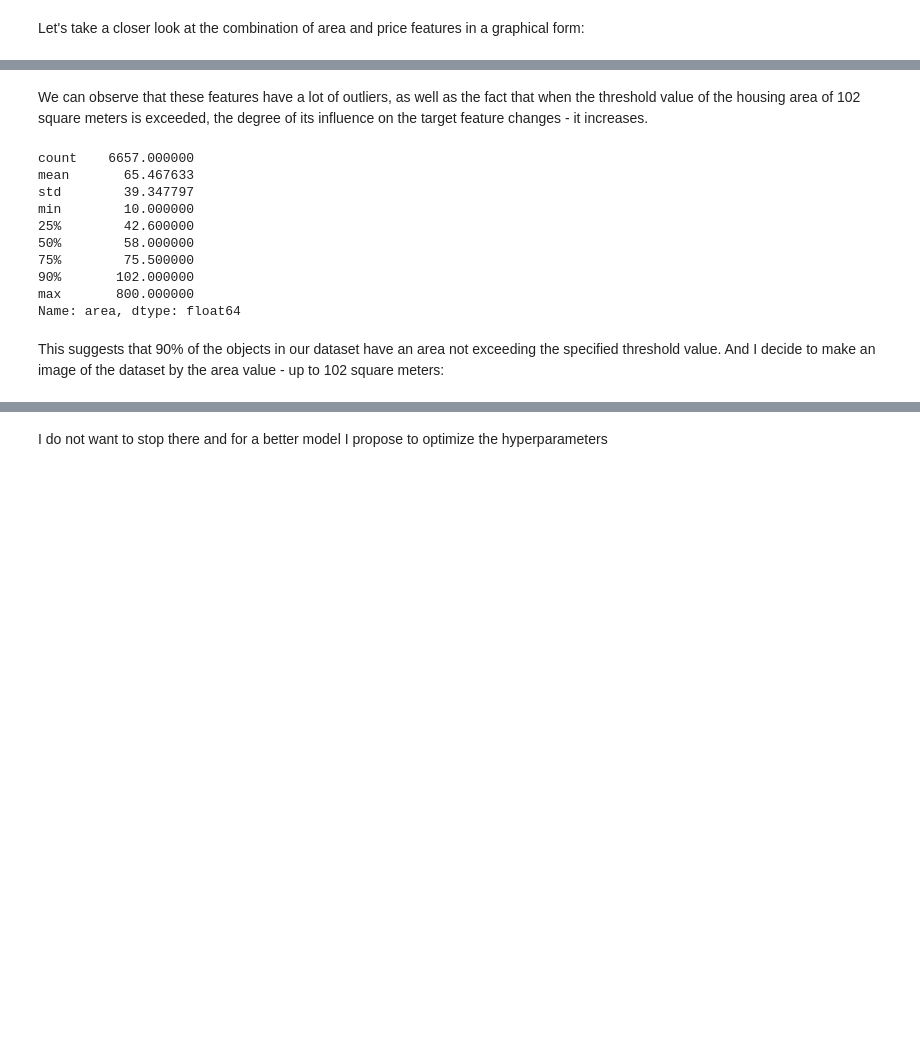
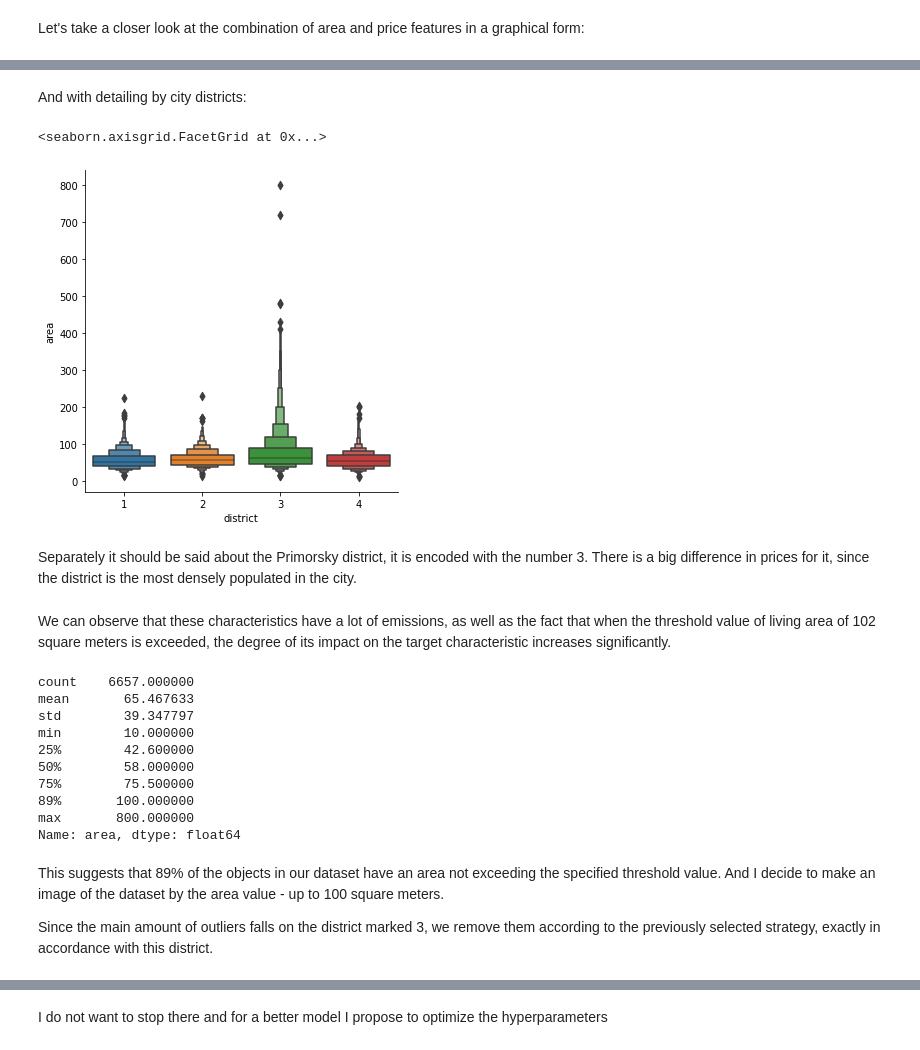
Before and after one commit to dmkravtsov/odessapricepredictor, a Jupyter notebook: api/project.ipynb, the cells around one changed output, grey strips where cells are left out. Drawn from its saved outputs; the diff is of its cells as text; code cells hidden in the pictures; blank space fills up the shorter version.

```diff
--- a/api/project.ipynb
+++ b/api/project.ipynb
@@ -703,7 +734,16 @@ plt.show()
+# %% [markdown]
+And with detailing by city districts:
+# %%
+sns.catplot(x="district", y="area", data=df, kind="boxen")
+# %% [output]
+<seaborn.axisgrid.FacetGrid at 0x...>
+[figure, added]
+# %% [markdown]
+Separately it should be said about the Primorsky district, it is encoded with the number 3. There is a big difference in prices for it, since the district is the most densely populated in the city.
 # %% [markdown]
-We can observe that these features have a lot of outliers, as well as the fact that when the threshold value of the housing area of 102 square meters is exceeded, the degree of its influence on the target feature changes - it increases.
+We can observe that these characteristics have a lot of emissions, as well as the fact that when the threshold value of living area of 102 square meters is exceeded, the degree of its impact on the target characteristic increases significantly.
 # %%
-df.area.describe(percentiles=[.25, .5, .75, .90]).T
+df.area.describe(percentiles=[.25, .5, .75, .89]).T
 # %% [output]
 count    6657.000000
 mean       65.467633
@@ -712,8 +752,10 @@ min        10.000000
 25%        42.600000
 50%        58.000000
 75%        75.500000
-90%       102.000000
+89%       100.000000
 max       800.000000
 Name: area, dtype: float64
 # %% [markdown]
-This suggests that 90% of the objects in our dataset have an area not exceeding the specified threshold value. And I decide to make an image of the dataset by the area value - up to 102 square meters:
+This suggests that 89% of the objects in our dataset have an area not exceeding the specified threshold value. And I decide to make an image of the dataset by the area value - up to 100 square meters.
+
+Since the main amount of outliers falls on the district marked 3, we remove them according to the previously selected strategy, exactly in accordance with this district.
```
Also changed, not shown: parts of 34 cells of this notebook.
